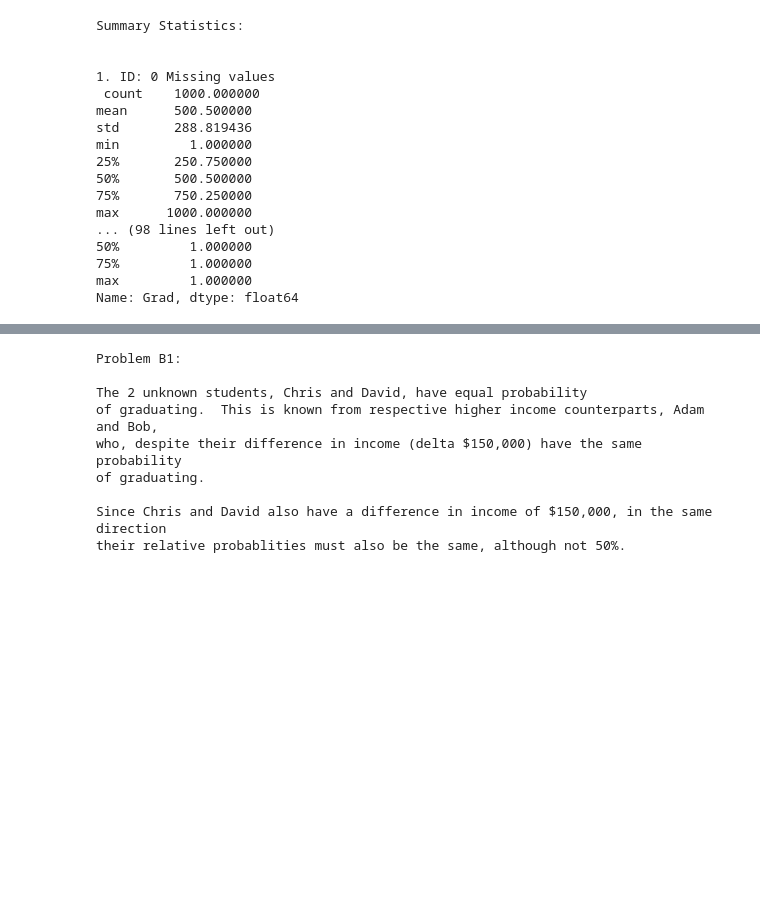
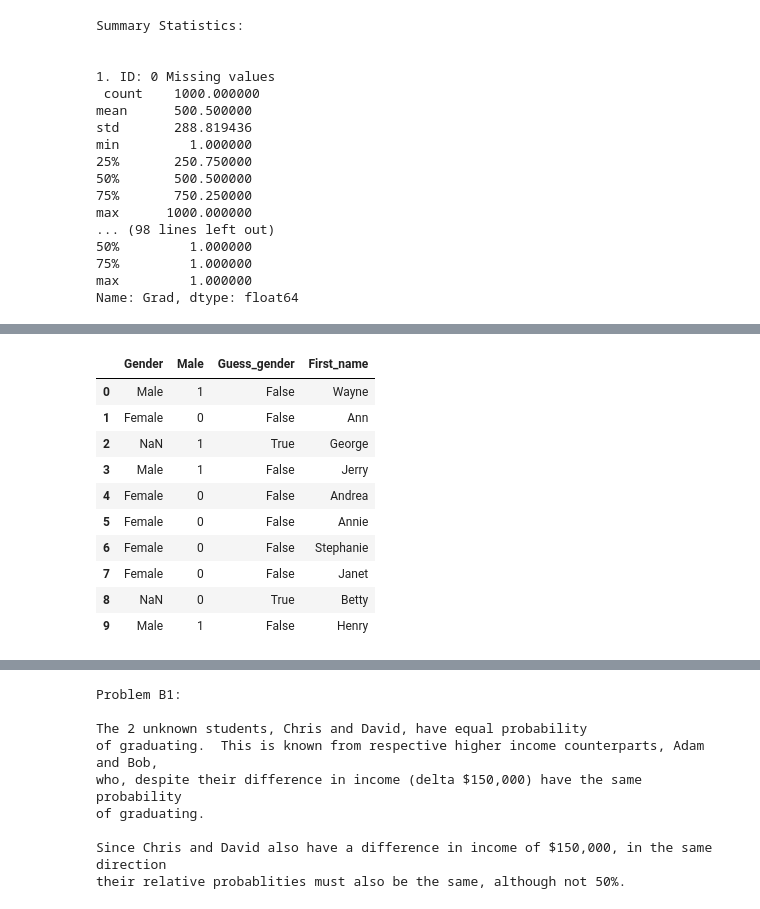
Before and after one commit to rduvoisin/cappml, a Jupyter notebook: pa1/pa1_report.ipynb, the cells around one changed output, grey strips where cells are left out. Saved outputs shown, nothing was run; the diff lists cells and outputs as text; code cells hidden in the pictures; blank space fills up the shorter version.

```diff
--- a/pa1/pa1_report.ipynb
+++ b/pa1/pa1_report.ipynb
@@ -180,5 +179,17 @@ KeyboardInterrupt:
 # %%
-# student_data[['Gender', 'Male', 'Guess_gender', 'First_name']].head(10)
+student_data[['Gender', 'Male', 'Guess_gender', 'First_name']].head(10)
+# %% [output]
+|  | Gender | Male | Guess_gender | First_name |
+| 0 | Male | 1 | False | Wayne |
+| 1 | Female | 0 | False | Ann |
+| 2 | NaN | 1 | True | George |
+| 3 | Male | 1 | False | Jerry |
+| 4 | Female | 0 | False | Andrea |
+| 5 | Female | 0 | False | Annie |
+| 6 | Female | 0 | False | Stephanie |
+| 7 | Female | 0 | False | Janet |
+| 8 | NaN | 0 | True | Betty |
+| 9 | Male | 1 | False | Henry |
 # %%
 # Fill in missing values with the
 # mean of the values for that attribute.
```
Also changed, not shown: parts of 6 cells of this notebook.
